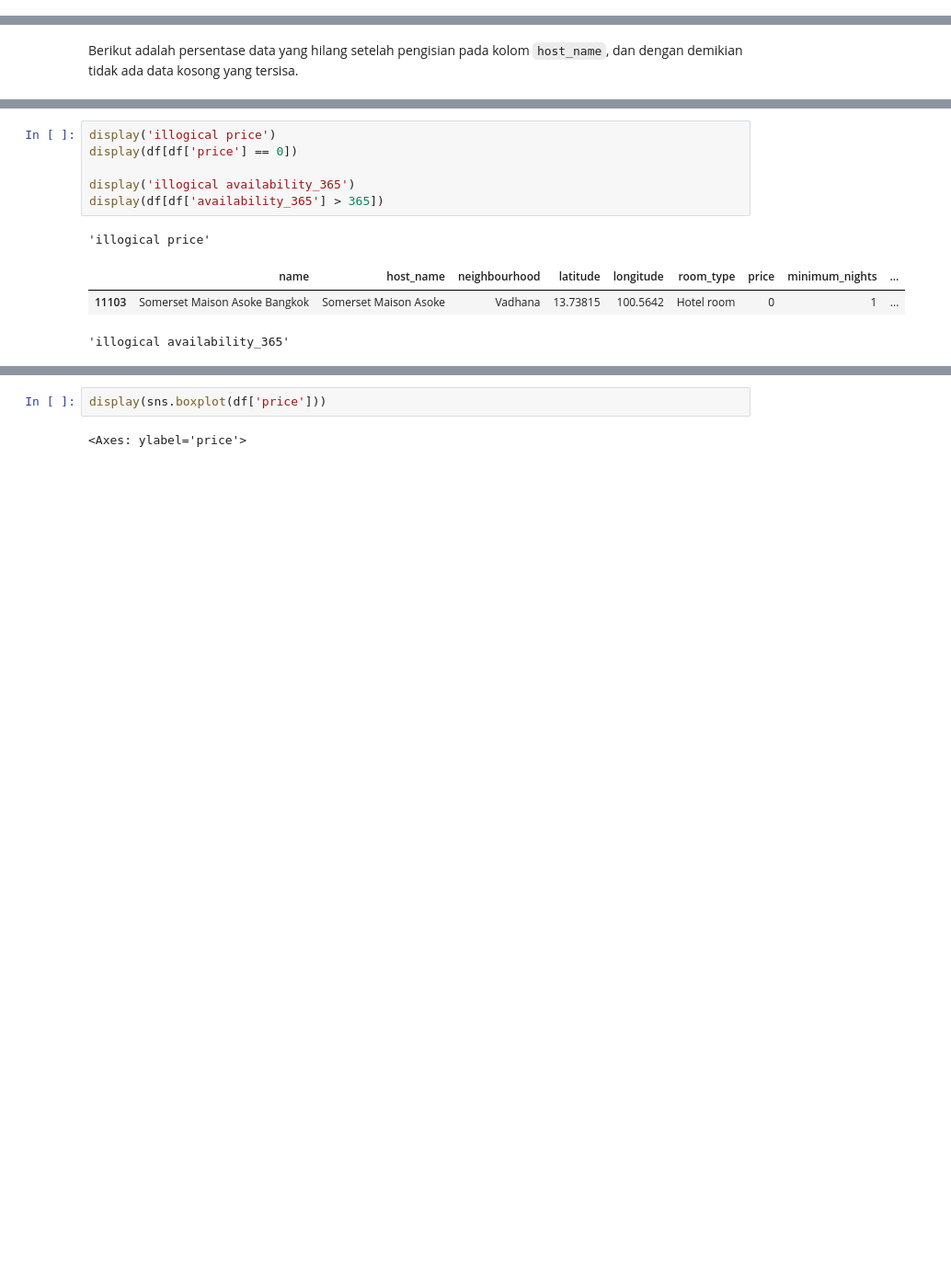
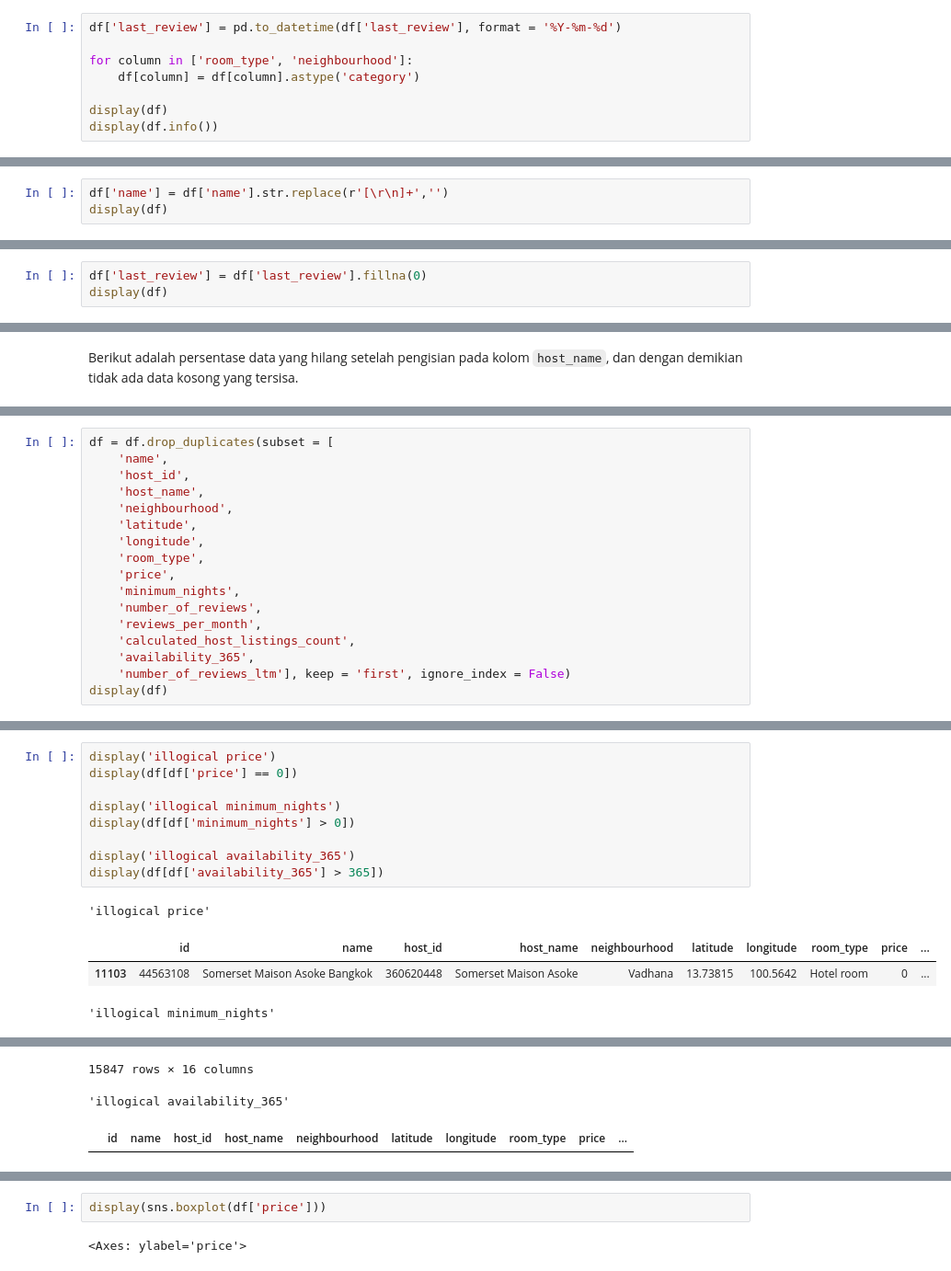
Before and after one commit to mrarvandy/capstone-project-module-2-jcdsol-016, a Jupyter notebook: data-analysis.ipynb, the cells around one changed output, grey strips where cells are left out. Shown at 92% size. Saved outputs shown, nothing was run; the diff lists cells and outputs as text; blank space fills up the shorter version.

```diff
--- a/data-analysis.ipynb
+++ b/data-analysis.ipynb
@@ -302,0 +227,8 @@ display(df)
+# %%
+df['last_review'] = pd.to_datetime(df['last_review'], format = '%Y-%m-%d')
+
+for column in ['room_type', 'neighbourhood']:
+    df[column] = df[column].astype('category')
+
+display(df)
+display(df.info())
@@ -302,0 +273,3 @@ display(df)
+# %%
+df['name'] = df['name'].str.replace(r'[\r\n]+','')
+display(df)
@@ -382,0 +413,3 @@ display(df)
+# %%
+df['last_review'] = df['last_review'].fillna(0)
+display(df)
@@ -481,0 +572,17 @@ Setelah membersihkan data yang invalid secara masukan, pembersihan data juga mel
+# %%
+df = df.drop_duplicates(subset = [
+    'name',
+    'host_id',
+    'host_name',
+    'neighbourhood',
+    'latitude',
+    'longitude',
+    'room_type',
+    'price',
+    'minimum_nights',
+    'number_of_reviews',
+    'reviews_per_month',
+    'calculated_host_listings_count',
+    'availability_365',
+    'number_of_reviews_ltm'], keep = 'first', ignore_index = False)
+display(df)
@@ -482,11 +614,14 @@ Setelah membersihkan data yang invalid secara masukan, pembersihan data juga mel
 # %%
 display('illogical price')
 display(df[df['price'] == 0])
 
+display('illogical minimum_nights')
+display(df[df['minimum_nights'] > 0])
+
 display('illogical availability_365')
 display(df[df['availability_365'] > 365])
 # %% [output]
 'illogical price'
-|  | name | host_name | neighbourhood | latitude | longitude | room_type | price | minimum_nights | ... |
-| 11103 | Somerset Maison Asoke Bangkok | Somerset Maison Asoke | Vadhana | 13.73815 | 100.5642 | Hotel room | 0 | 1 | ... |
+|  | id | name | host_id | host_name | neighbourhood | latitude | longitude | room_type | price | ... |
+| 11103 | 44563108 | Somerset Maison Asoke Bangkok | 360620448 | Somerset Maison Asoke | Vadhana | 13.73815 | 100.5642 | Hotel room | 0 | ... |
-'illogical availability_365'
+'illogical minimum_nights'
@@ -493,0 +640,3 @@ display(df[df['availability_365'] > 365])
+15847 rows × 16 columns
+'illogical availability_365'
+|  | id | name | host_id | host_name | neighbourhood | latitude | longitude | room_type | price | ... |
```
Also changed, not shown: parts of 52 cells of this notebook, 1 other file.
